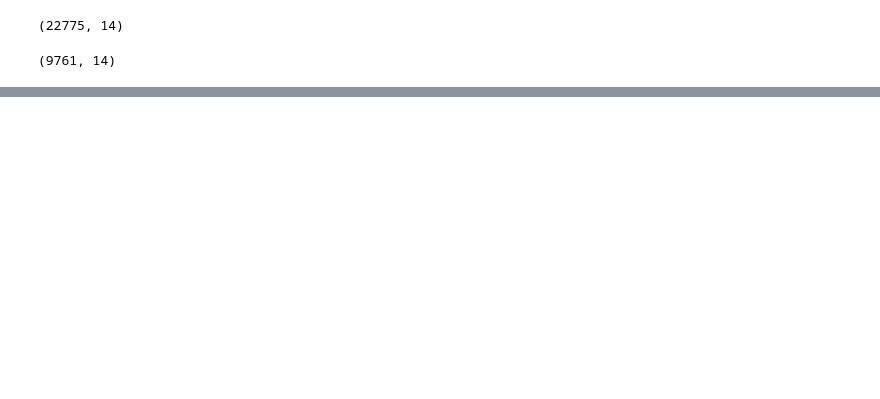
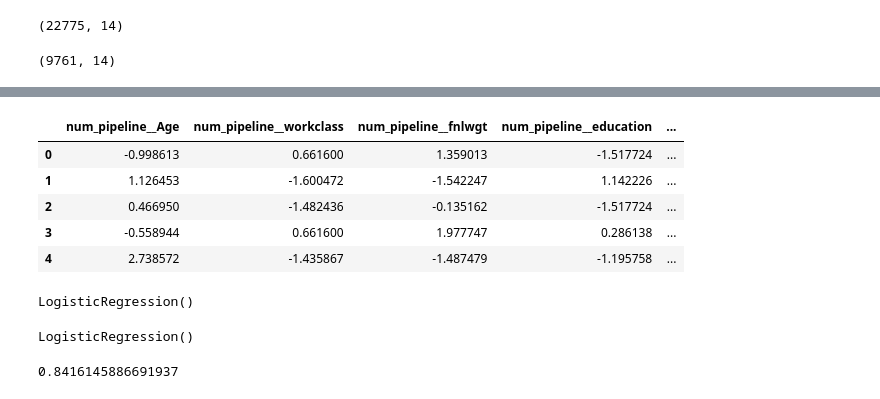
Before and after one commit to Anushka2015/Census_Income-Project, a Jupyter notebook: notebooks/model_training.ipynb, the cells around one changed output, grey strips where cells are left out. Saved outputs shown, nothing was run; the diff lists cells and outputs as text; code cells hidden in the pictures; blank space fills up the shorter version.

```diff
--- a/notebooks/model_training.ipynb
+++ b/notebooks/model_training.ipynb
@@ -153 +202,19 @@ print(log_model.best_score_)
+# %%
+X_test.head()
+# %% [output]
+|  | num_pipeline__Age | num_pipeline__workclass | num_pipeline__fnlwgt | num_pipeline__education | ... |
+| 0 | -0.998613 | 0.661600 | 1.359013 | -1.517724 | ... |
+| 1 | 1.126453 | -1.600472 | -1.542247 | 1.142226 | ... |
+| 2 | 0.466950 | -1.482436 | -0.135162 | -1.517724 | ... |
+| 3 | -0.558944 | 0.661600 | 1.977747 | 0.286138 | ... |
+| 4 | 2.738572 | -1.435867 | -1.487479 | -1.195758 | ... |
+# %%
+regression=LogisticRegression()
+regression.fit(X_train,y_train)
+# %% [output]
+LogisticRegression()
+# %%
+regression.fit(X_train,y_train)
+# %% [output]
+LogisticRegression()
 # %%
@@ -157 +222,5 @@ from sklearn.metrics import accuracy_score,confusion_matrix,precision_recall_cur
+# %%
+accuracy_score(y_test,y_pred)
+# %% [output]
+0.8416145886691937
 # %%
```
Also changed, not shown: parts of 44 cells of this notebook, 11 other files.
